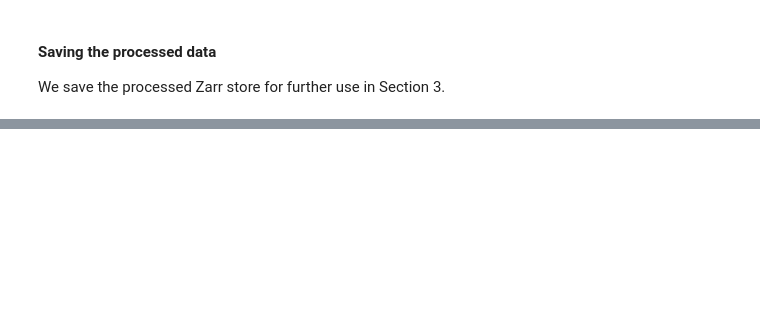
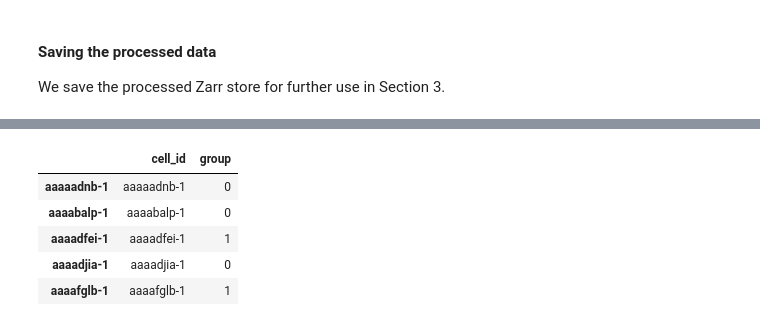
Before and after one commit to khuongduying/xenium_lung, a Jupyter notebook: code/xenium_5k/02_Xenium_5k_downstream_analysis_python.ipynb, the cells around one changed output, grey strips where cells are left out. Saved outputs shown, nothing was run; the diff lists cells and outputs as text; code cells hidden in the pictures; blank space fills up the shorter version.

```diff
--- a/code/xenium_5k/02_Xenium_5k_downstream_analysis_python.ipynb
+++ b/code/xenium_5k/02_Xenium_5k_downstream_analysis_python.ipynb
@@ -182,0 +202,12 @@ sq.pl.spatial_scatter(
+# %%
+# Export cluster labels
+cluster_labels = adata.obs[["cell_id", "leiden"]].rename(columns={"leiden": "group"})
+cluster_labels.to_csv(f"{viz_dir}/cluster_labels.csv", index=False)
+cluster_labels.head()
+# %% [output]
+|  | cell_id | group |
+| aaaaadnb-1 | aaaaadnb-1 | 0 |
+| aaaabalp-1 | aaaabalp-1 | 0 |
+| aaaadfei-1 | aaaadfei-1 | 1 |
+| aaaadjia-1 | aaaadjia-1 | 0 |
+| aaaafglb-1 | aaaafglb-1 | 1 |
```
Also changed, not shown: parts of 27 cells of this notebook, 6 other files.
